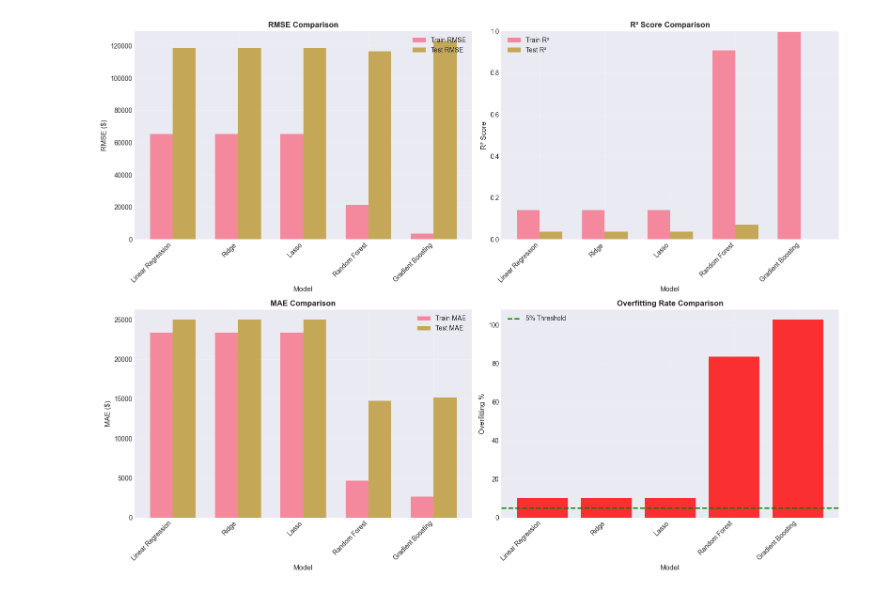
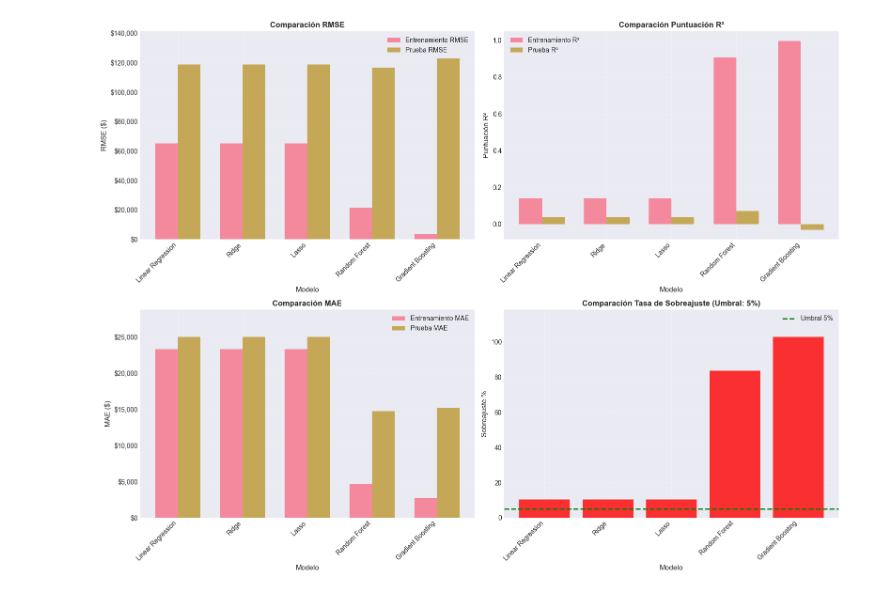
Before and after one commit to JoaquinMorenoFernandez/ProyectoVIIRegression, a Jupyter notebook: PVIIversion1.ipynb, the cells around one changed output. Saved outputs shown, nothing was run; the diff lists cells and outputs as text; code cells hidden in the pictures.

```diff
--- a/PVIIversion1.ipynb
+++ b/PVIIversion1.ipynb
@@ -565,58 +636,75 @@ Final Model Performance:
 # %%
-# Visualization of model performance
+# Visualización del rendimiento de modelos
+from matplotlib.ticker import FuncFormatter
+
+def format_price(x, pos):
+    return f'${int(x):,}'
+
+price_formatter = FuncFormatter(format_price)
+
 fig, axes = plt.subplots(2, 2, figsize=(16, 12))
 
-# RMSE Comparison
-models_names = results_df['Model'].tolist()
+# Comparación RMSE
+models_names = results_df['Modelo'].tolist()
 x_pos = np.arange(len(models_names))
 width = 0.35
 
-axes[0, 0].bar(x_pos - width/2, results_df['Train RMSE'], width, label='Train RMSE', alpha=0.8)
-axes[0, 0].bar(x_pos + width/2, results_df['Test RMSE'], width, label='Test RMSE', alpha=0.8)
-axes[0, 0].set_xlabel('Model', fontsize=11)
+axes[0, 0].bar(x_pos - width/2, results_df['Entrenamiento RMSE'], width, label='Entrenamiento RMSE', alpha=0.8)
+axes[0, 0].bar(x_pos + width/2, results_df['Prueba RMSE'], width, label='Prueba RMSE', alpha=0.8)
+axes[0, 0].set_xlabel('Modelo', fontsize=11)
 axes[0, 0].set_ylabel('RMSE ($)', fontsize=11)
-axes[0, 0].set_title('RMSE Comparison', fontsize=12, fontweight='bold')
+axes[0, 0].set_title('Comparación RMSE', fontsize=12, fontweight='bold')
 axes[0, 0].set_xticks(x_pos)
 axes[0, 0].set_xticklabels(models_names, rotation=45, ha='right')
+axes[0, 0].yaxis.set_major_formatter(price_formatter)
+# Establecer rango de eje Y dinámicamente para mostrar todos los datos
+rmse_max = max(results_df['Entrenamiento RMSE'].max(), results_df['Prueba RMSE'].max())
+axes[0, 0].set_ylim([0, rmse_max * 1.15])
 axes[0, 0].legend()
 axes[0, 0].grid(alpha=0.3)
 
-# R² Comparison
-axes[0, 1].bar(x_pos - width/2, results_df['Train R²'], width, label='Train R²', alpha=0.8)
-axes[0, 1].bar(x_pos + width/2, results_df['Test R²'], width, label='Test R²', alpha=0.8)
-axes[0, 1].set_xlabel('Model', fontsize=11)
-axes[0, 1].set_ylabel('R² Score', fontsize=11)
-axes[0, 1].set_title('R² Score Comparison', fontsize=12, fontweight='bold')
+# Comparación R²
+axes[0, 1].bar(x_pos - width/2, results_df['Entrenamiento R²'], width, label='Entrenamiento R²', alpha=0.8)
+axes[0, 1].bar(x_pos + width/2, results_df['Prueba R²'], width, label='Prueba R²', alpha=0.8)
+axes[0, 1].set_xlabel('Modelo', fontsize=11)
+axes[0, 1].set_ylabel('Puntuación R²', fontsize=11)
+axes[0, 1].set_title('Comparación Puntuación R²', fontsize=12, fontweight='bold')
 axes[0, 1].set_xticks(x_pos)
 axes[0, 1].set_xticklabels(models_names, rotation=45, ha='right')
 axes[0, 1].legend()
-axes[0, 1].set_ylim([0, 1])
 axes[0, 1].grid(alpha=0.3)
 
-# MAE Comparison
-axes[1, 0].bar(x_pos - width/2, results_df['Train MAE'], width, label='Train MAE', alpha=0.8)
-axes[1, 0].bar(x_pos + width/2, results_df['Test MAE'], width, label='Test MAE', alpha=0.8)
-axes[1, 0].set_xlabel('Model', fontsize=11)
+# Comparación MAE
+axes[1, 0].bar(x_pos - width/2, results_df['Entrenamiento MAE'], width, label='Entrenamiento MAE', alpha=0.8)
+axes[1, 0].bar(x_pos + width/2, results_df['Prueba MAE'], width, label='Prueba MAE', alpha=0.8)
+axes[1, 0].set_xlabel('Modelo', fontsize=11)
 axes[1, 0].set_ylabel('MAE ($)', fontsize=11)
-axes[1, 0].set_title('MAE Comparison', fontsize=12, fontweight='bold')
+axes[1, 0].set_title('Comparación MAE', fontsize=12, fontweight='bold')
 axes[1, 0].set_xticks(x_pos)
 axes[1, 0].set_xticklabels(models_names, rotation=45, ha='right')
+axes[1, 0].yaxis.set_major_formatter(price_formatter)
+# Establecer rango de eje Y dinámicamente para mostrar todos los datos
+mae_max = max(results_df['Entrenamiento MAE'].max(), results_df['Prueba MAE'].max())
+axes[1, 0].set_ylim([0, mae_max * 1.15])
 axes[1, 0].legend()
 axes[1, 0].grid(alpha=0.3)
 
-# Overfitting Comparison
-axes[1, 1].bar(x_pos, results_df['Overfitting %'], alpha=0.8, color='red')
-axes[1, 1].axhline(y=5, color='green', linestyle='--', linewidth=2, label='5% Threshold')
-axes[1, 1].set_xlabel('Model', fontsize=11)
-axes[1, 1].set_ylabel('Overfitting %', fontsize=11)
-axes[1, 1].set_title('Overfitting Rate Comparison', fontsize=12, fontweight='bold')
+# Comparación Sobreajuste
+axes[1, 1].bar(x_pos, results_df['Sobreajuste %'], alpha=0.8, color='red')
+axes[1, 1].axhline(y=5, color='green', linestyle='--', linewidth=2, label='Umbral 5%')
+axes[1, 1].set_xlabel('Modelo', fontsize=11)
+axes[1, 1].set_ylabel('Sobreajuste %', fontsize=11)
+axes[1, 1].set_title('Comparación Tasa de Sobreajuste (Umbral: 5%)', fontsize=12, fontweight='bold')
 axes[1, 1].set_xticks(x_pos)
 axes[1, 1].set_xticklabels(models_names, rotation=45, ha='right')
+# Establecer rango de eje Y dinámicamente para mostrar todos los datos
+overfit_max = results_df['Sobreajuste %'].max()
+axes[1, 1].set_ylim([0, max(overfit_max * 1.15, 10)])
 axes[1, 1].legend()
 axes[1, 1].grid(alpha=0.3)
 
 plt.tight_layout()
 plt.show()
 # %% [output]
-[figure, old version]
+[figure, new version]
 # %%
```
Also changed, not shown: parts of 23 cells of this notebook, 2 other files.
